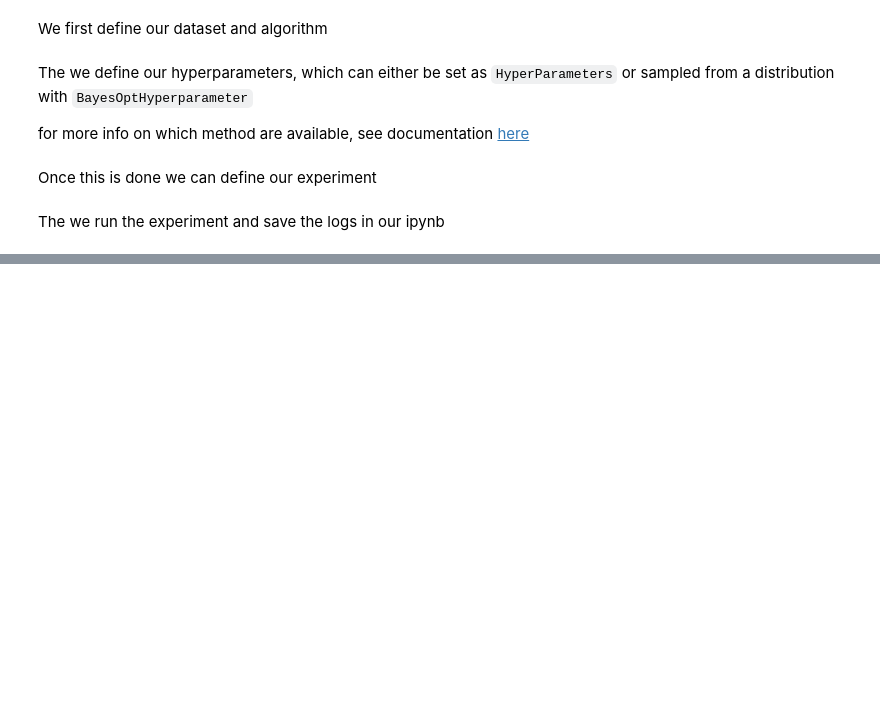
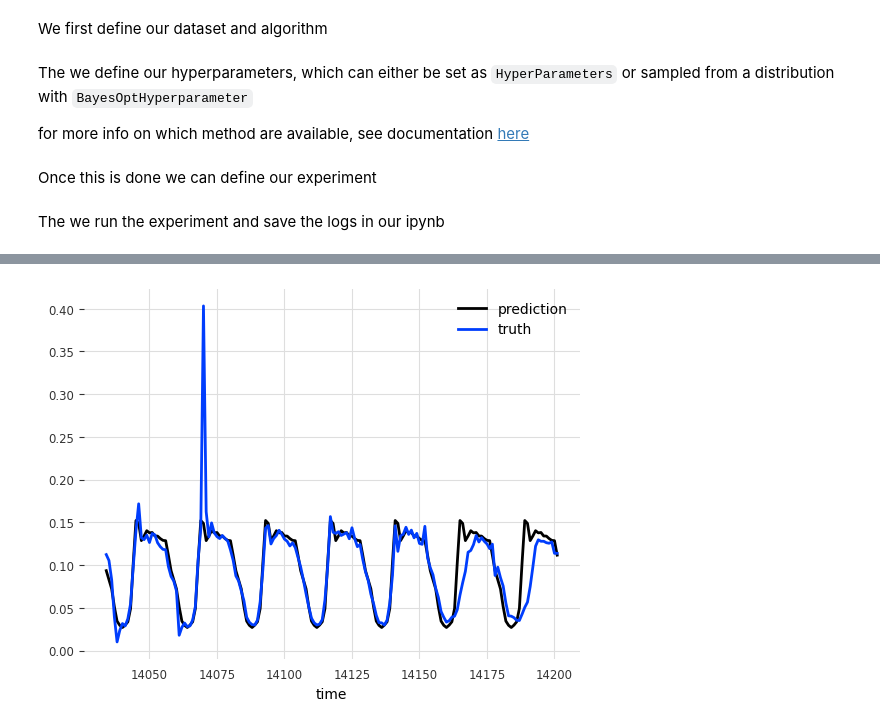
Before and after one commit to MarthyGarcia/IFT6759_B_H23, a Jupyter notebook: notebooks/4.0-wgc-hparam-search.ipynb, the cells around one changed output, grey strips where cells are left out. Saved outputs shown, nothing was run; the diff lists cells and outputs as text; code cells hidden in the pictures; blank space fills up the shorter version.

```diff
--- a/notebooks/4.0-wgc-hparam-search.ipynb
+++ b/notebooks/4.0-wgc-hparam-search.ipynb
@@ -20,11 +19,11 @@ We first define our dataset and algorithm
 dataset = 'traffic'  # ['exchange_rate', 'traffic', 'electricity'], only uses first covariate
 # %%
 # set DARTS model class
-model = ARIMA
+model = ExponentialSmoothing
 # %%
 # define preprocessing
 preprocessing = Pipeline([
-    Scaler(feature_range=(1e-9,1))
+    Scaler()
 ])
 # %% [markdown]
 The we define our hyperparameters, which can either be set as `HyperParameters` or sampled from a distribution with `BayesOptHyperparameter`
@@ -54,12 +62,12 @@ params = Experiment(
     dataset=dataset,
     preprocessing=preprocessing,
     model=model,
-    hyper_parameters=[p,d,q],
-    metric=mse,
+    hyper_parameters=hparams,
+    metric=mae,
     horizon=24*7,           # Horizon for prediction
-    optuna_timeout=60,      # Time allocated for HParam search in seconds
-    n_backtest=5,           # Number of validation samples for the backtest, means len(valid_dataset==5)
-    n_train_samples=100     # Number of samples for our .fit(), means len(train_dataset==100)
+    optuna_timeout=60,   # Time allocated for HParam search in seconds
+    n_backtest=100,           # Number of validation samples for the backtest, means len(valid_dataset)
+    n_train_samples=500     # Number of samples for our .fit(), means len(train_dataset)
 )
 # %% [markdown]
 The we run the experiment and save the logs in our ipynb
@@ -92,0 +99,18 @@ Best value: 4.33110833517987e-05, Best params: {'p': 13, 'q': 2}
+# %%
+series = pipeline.data['train'].append(pipeline.data['valid'])
+
+model = ExponentialSmoothing(
+    trend=ModelMode.NONE,
+    seasonal_periods=24,
+    seasonal=SeasonalityMode.MULTIPLICATIVE,
+    smoothing_level=0.9958404863116908
+)
+
+model.fit(series[-500:])
+
+preds = model.predict(n=24*7)
+preds.plot(label='prediction')
+
+pipeline.data['test'][:24*7].plot(label='truth')
+# %% [output]
+[figure, added]
```
Also changed, not shown: parts of 6 cells of this notebook, 2 other files.
